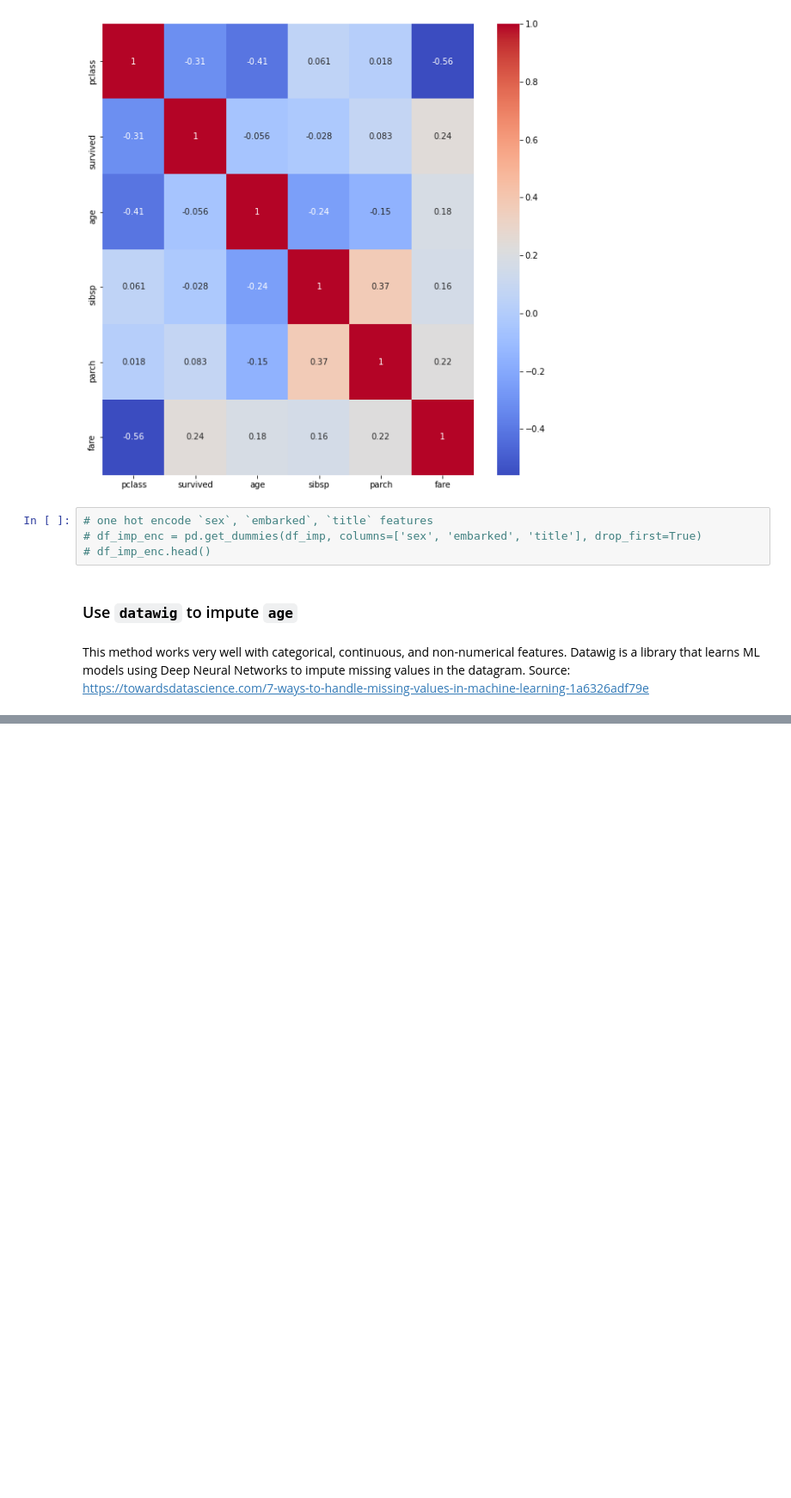
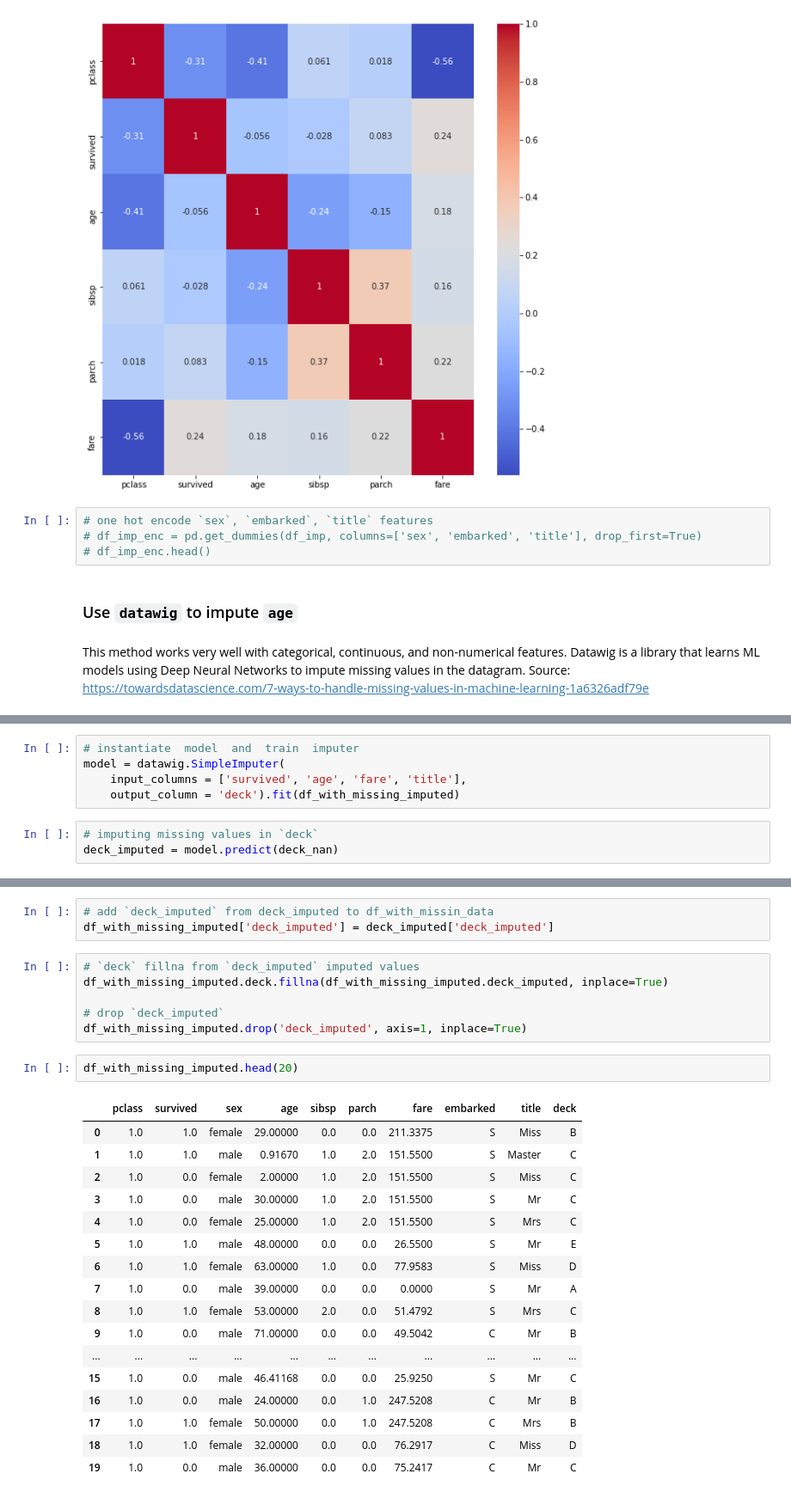
Before and after one commit to rserran/missing_data_workshop, a Jupyter notebook: missing_data_workshop_v0.2.ipynb, the cells around one changed output, grey strips where cells are left out. Shown: that part at 86% size. Drawn from its saved outputs; the diff is of its cells as text; blank space fills up the shorter version.

```diff
--- a/missing_data_workshop_v0.2.ipynb
+++ b/missing_data_workshop_v0.2.ipynb
@@ -488,0 +563,8 @@ This method works very well with categorical, continuous, and non-numerical feat
+# %%
+# instantiate  model  and  train  imputer
+model = datawig.SimpleImputer(
+    input_columns = ['survived', 'age', 'fare', 'title'],
+    output_column = 'deck').fit(df_with_missing_imputed)
+# %%
+# imputing missing values in `deck`
+deck_imputed = model.predict(deck_nan)
@@ -488,0 +596,29 @@ This method works very well with categorical, continuous, and non-numerical feat
+# %%
+# add `deck_imputed` from deck_imputed to df_with_missin_data
+df_with_missing_imputed['deck_imputed'] = deck_imputed['deck_imputed']
+# %%
+# `deck` fillna from `deck_imputed` imputed values
+df_with_missing_imputed.deck.fillna(df_with_missing_imputed.deck_imputed, inplace=True)
+
+# drop `deck_imputed`
+df_with_missing_imputed.drop('deck_imputed', axis=1, inplace=True)
+# %%
+df_with_missing_imputed.head(20)
+# %% [output]
+|  | pclass | survived | sex | age | sibsp | parch | fare | embarked | title | deck |
+| 0 | 1.0 | 1.0 | female | 29.00000 | 0.0 | 0.0 | 211.3375 | S | Miss | B |
+| 1 | 1.0 | 1.0 | male | 0.91670 | 1.0 | 2.0 | 151.5500 | S | Master | C |
+| 2 | 1.0 | 0.0 | female | 2.00000 | 1.0 | 2.0 | 151.5500 | S | Miss | C |
+| 3 | 1.0 | 0.0 | male | 30.00000 | 1.0 | 2.0 | 151.5500 | S | Mr | C |
+| 4 | 1.0 | 0.0 | female | 25.00000 | 1.0 | 2.0 | 151.5500 | S | Mrs | C |
+| 5 | 1.0 | 1.0 | male | 48.00000 | 0.0 | 0.0 | 26.5500 | S | Mr | E |
+| 6 | 1.0 | 1.0 | female | 63.00000 | 1.0 | 0.0 | 77.9583 | S | Miss | D |
+| 7 | 1.0 | 0.0 | male | 39.00000 | 0.0 | 0.0 | 0.0000 | S | Mr | A |
+| 8 | 1.0 | 1.0 | female | 53.00000 | 2.0 | 0.0 | 51.4792 | S | Mrs | C |
+| 9 | 1.0 | 0.0 | male | 71.00000 | 0.0 | 0.0 | 49.5042 | C | Mr | B |
+| ... | ... | ... | ... | ... | ... | ... | ... | ... | ... | ... |
+| 15 | 1.0 | 0.0 | male | 46.41168 | 0.0 | 0.0 | 25.9250 | S | Mr | C |
+| 16 | 1.0 | 0.0 | male | 24.00000 | 0.0 | 1.0 | 247.5208 | C | Mr | B |
+| 17 | 1.0 | 1.0 | female | 50.00000 | 0.0 | 1.0 | 247.5208 | C | Mrs | B |
+| 18 | 1.0 | 1.0 | female | 32.00000 | 0.0 | 0.0 | 76.2917 | C | Miss | D |
+| 19 | 1.0 | 0.0 | male | 36.00000 | 0.0 | 0.0 | 75.2417 | C | Mr | C |
```
Also changed, not shown: parts of 26 cells of this notebook, 9 other files.
